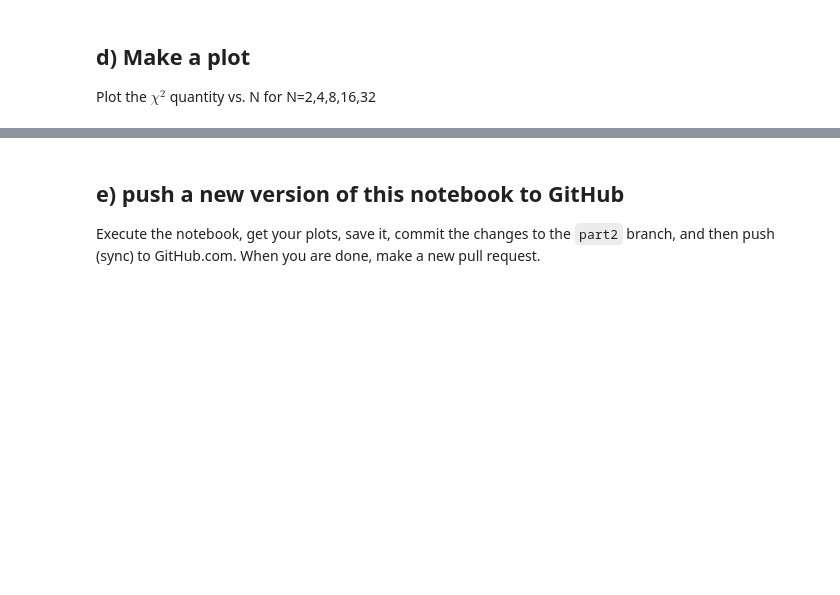
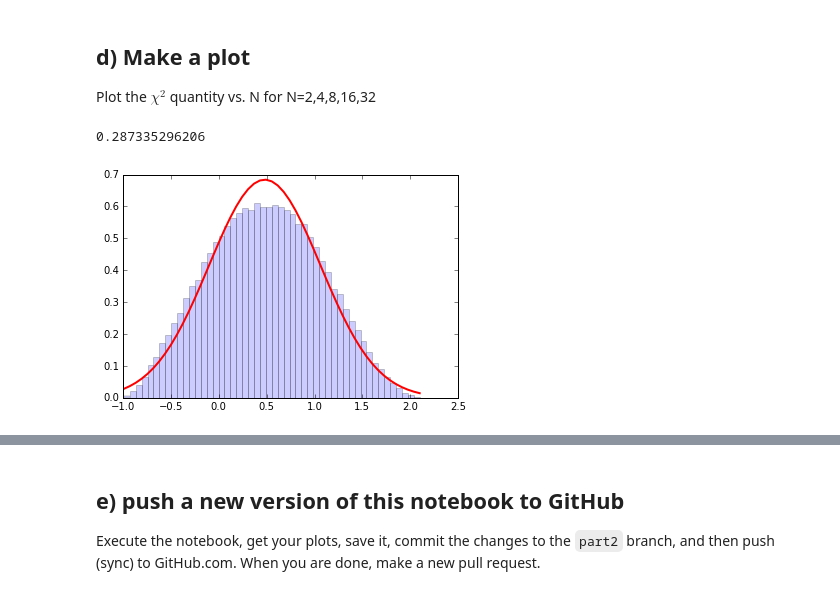
Before and after one commit to cranmer/intro-exp-phys-II, a Jupyter notebook: Central-Limit-Theorem.ipynb, the cells around one changed output, grey strips where cells are left out. Drawn from its saved outputs; the diff is of its cells as text; code cells hidden in the pictures; blank space fills up the shorter version.

Commit message:
code for plot
wrote code for N vs. chi-square plot

```diff
--- a/Central-Limit-Theorem.ipynb
+++ b/Central-Limit-Theorem.ipynb
@@ -394,5 +397,8 @@ def do_random_convolution_with_chi2(list_of_distributions, N):
 
 Plot the $\chi^2$ quantity vs. N for N=2,4,8,16,32
 # %%
-do_random_convolution_with_chi2(all_distributions_list, 2)
+do_random_convolution_with_chi2(ok_distributions_list, 2)
+# %% [output]
+0.287335296206
+[figure, added]
 # %%
```
Also changed, not shown: parts of 16 cells of this notebook.
